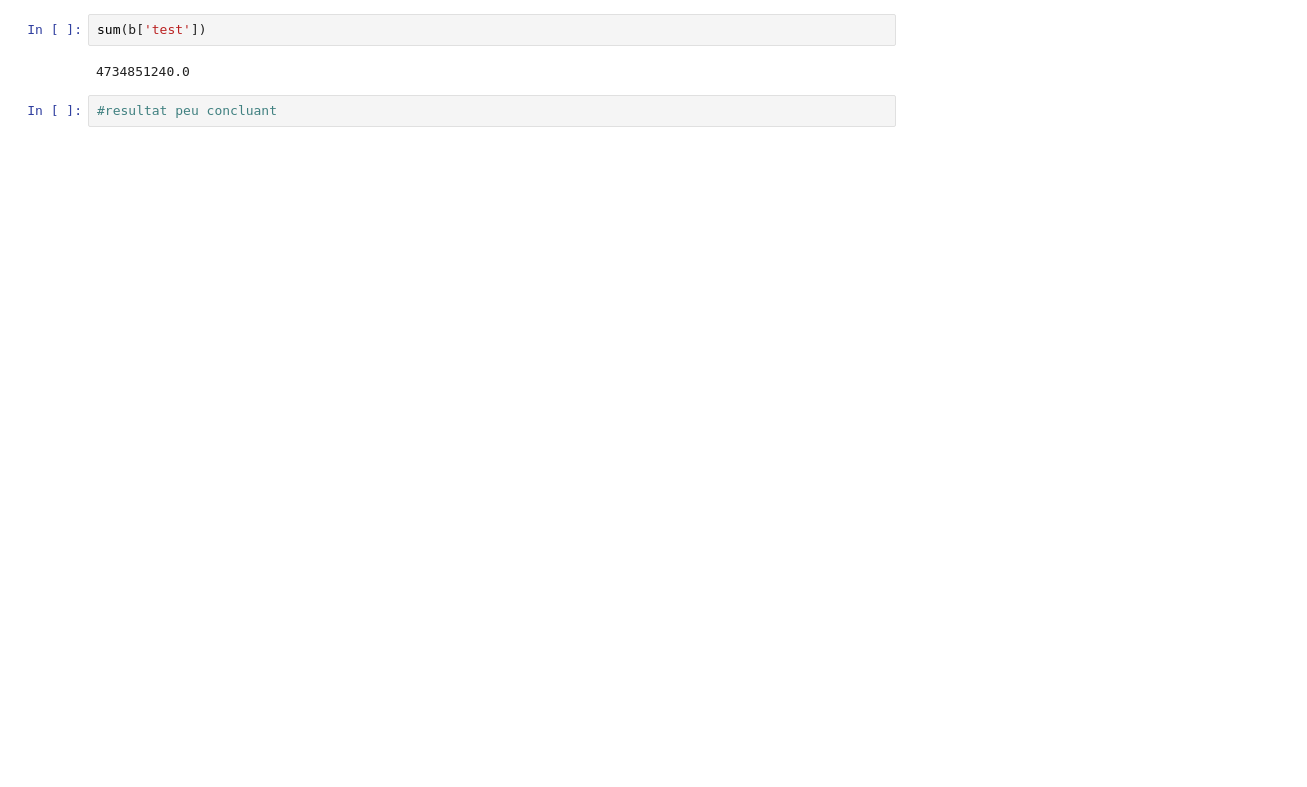
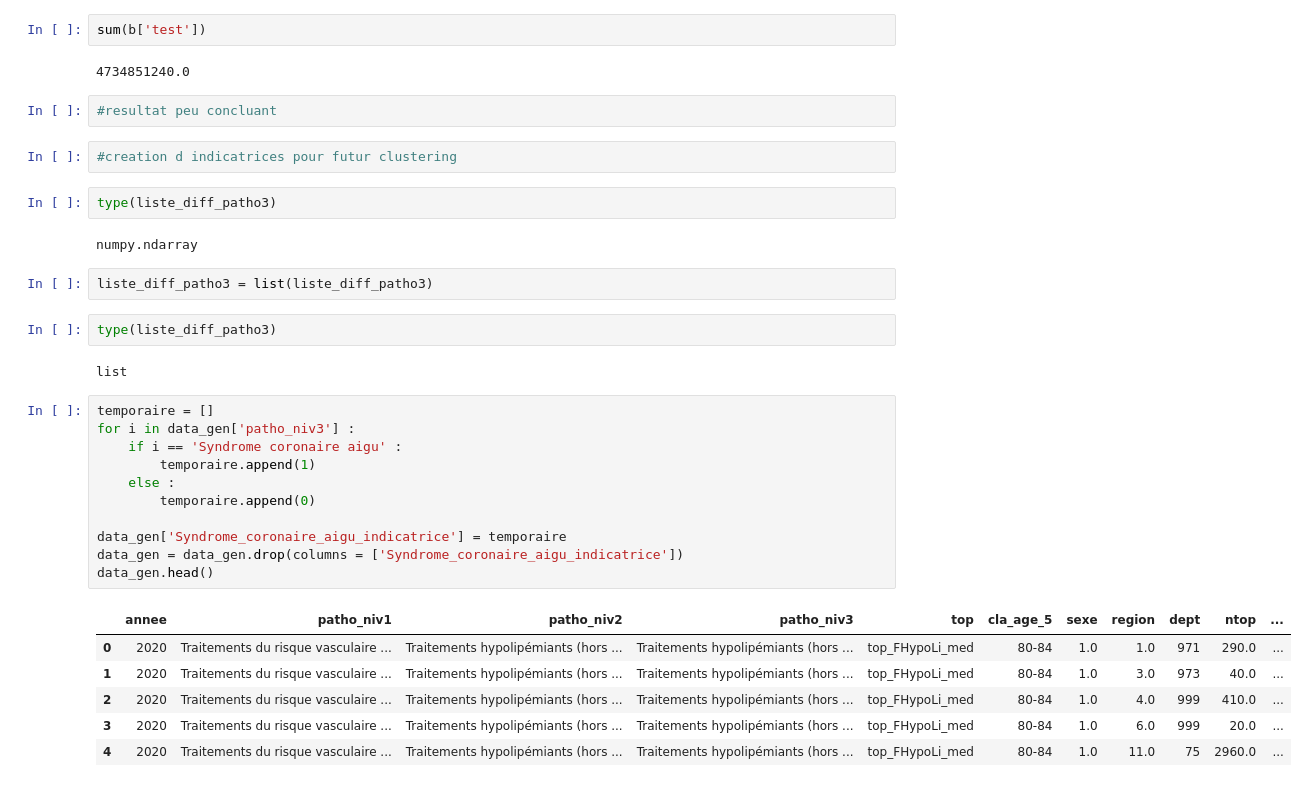
Before and after one commit to tpaquier/Python_DS, a Jupyter notebook: main_code.ipynb, the cells around one changed output. Drawn from its saved outputs; the diff is of its cells as text; blank space fills up the shorter version.

Commit message:
creation d'indicatrices mais perte de lignes à régler

```diff
--- a/main_code.ipynb
+++ b/main_code.ipynb
@@ -129,3 +139,33 @@ sum(b['test'])
 4734851240.0
 # %%
 #resultat peu concluant
+# %%
+#creation d indicatrices pour futur clustering
+# %%
+type(liste_diff_patho3)
+# %% [output]
+numpy.ndarray
+# %%
+liste_diff_patho3 = list(liste_diff_patho3)
+# %%
+type(liste_diff_patho3)
+# %% [output]
+list
+# %%
+temporaire = []
+for i in data_gen['patho_niv3'] :
+    if i == 'Syndrome coronaire aigu' :
+        temporaire.append(1)
+    else :
+        temporaire.append(0)
+
+data_gen['Syndrome_coronaire_aigu_indicatrice'] = temporaire
+data_gen = data_gen.drop(columns = ['Syndrome_coronaire_aigu_indicatrice'])
+data_gen.head()
+# %% [output]
+|  | annee | patho_niv1 | patho_niv2 | patho_niv3 | top | cla_age_5 | sexe | region | dept | ntop | ... |
+| 0 | 2020 | Traitements du risque vasculaire ... | Traitements hypolipémiants (hors ... | Traitements hypolipémiants (hors ... | top_FHypoLi_med | 80-84 | 1.0 | 1.0 | 971 | 290.0 | ... |
+| 1 | 2020 | Traitements du risque vasculaire ... | Traitements hypolipémiants (hors ... | Traitements hypolipémiants (hors ... | top_FHypoLi_med | 80-84 | 1.0 | 3.0 | 973 | 40.0 | ... |
+| 2 | 2020 | Traitements du risque vasculaire ... | Traitements hypolipémiants (hors ... | Traitements hypolipémiants (hors ... | top_FHypoLi_med | 80-84 | 1.0 | 4.0 | 999 | 410.0 | ... |
+| 3 | 2020 | Traitements du risque vasculaire ... | Traitements hypolipémiants (hors ... | Traitements hypolipémiants (hors ... | top_FHypoLi_med | 80-84 | 1.0 | 6.0 | 999 | 20.0 | ... |
+| 4 | 2020 | Traitements du risque vasculaire ... | Traitements hypolipémiants (hors ... | Traitements hypolipémiants (hors ... | top_FHypoLi_med | 80-84 | 1.0 | 11.0 | 75 | 2960.0 | ... |
```
Also changed, not shown: parts of 13 cells of this notebook.
